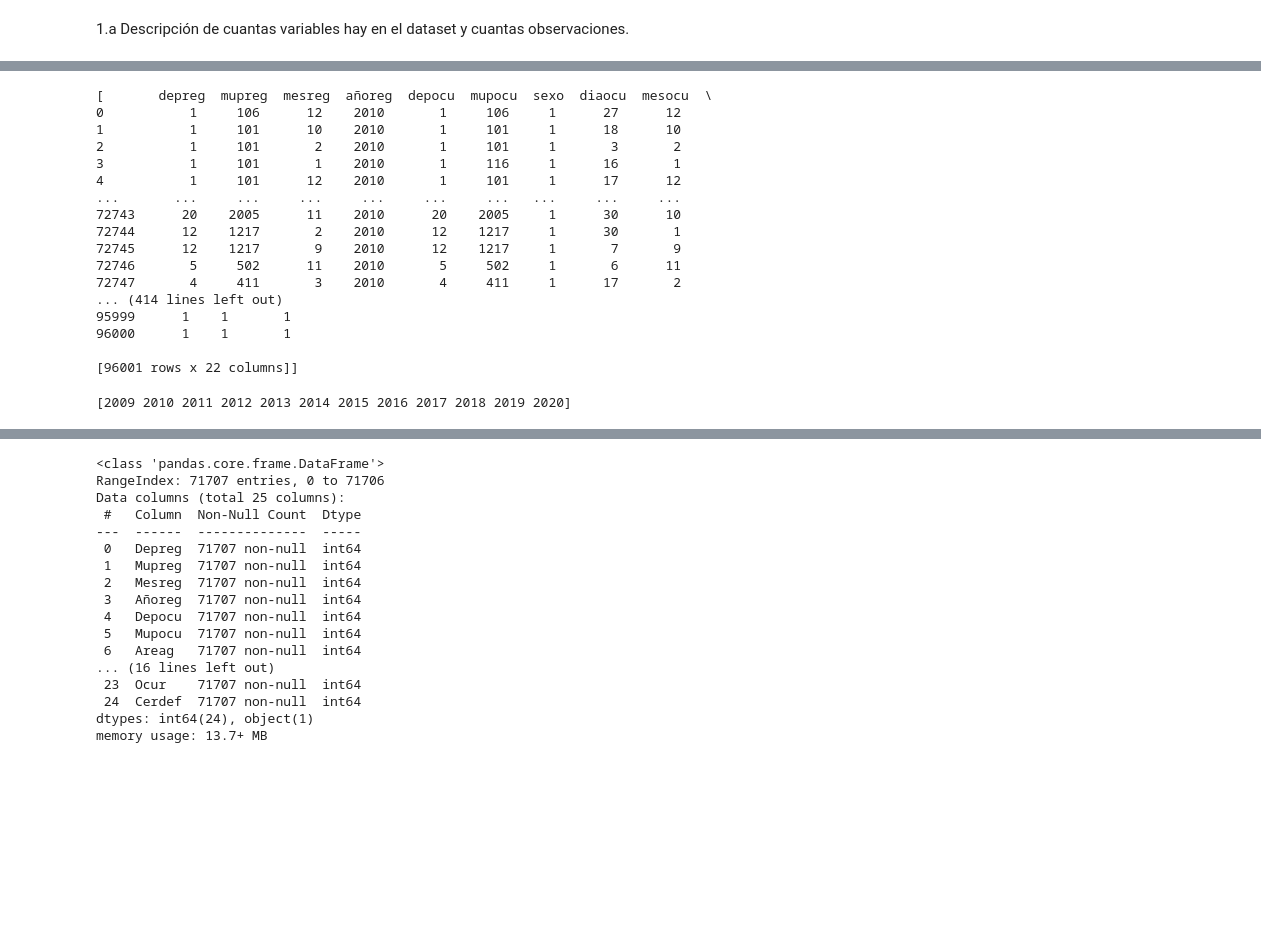
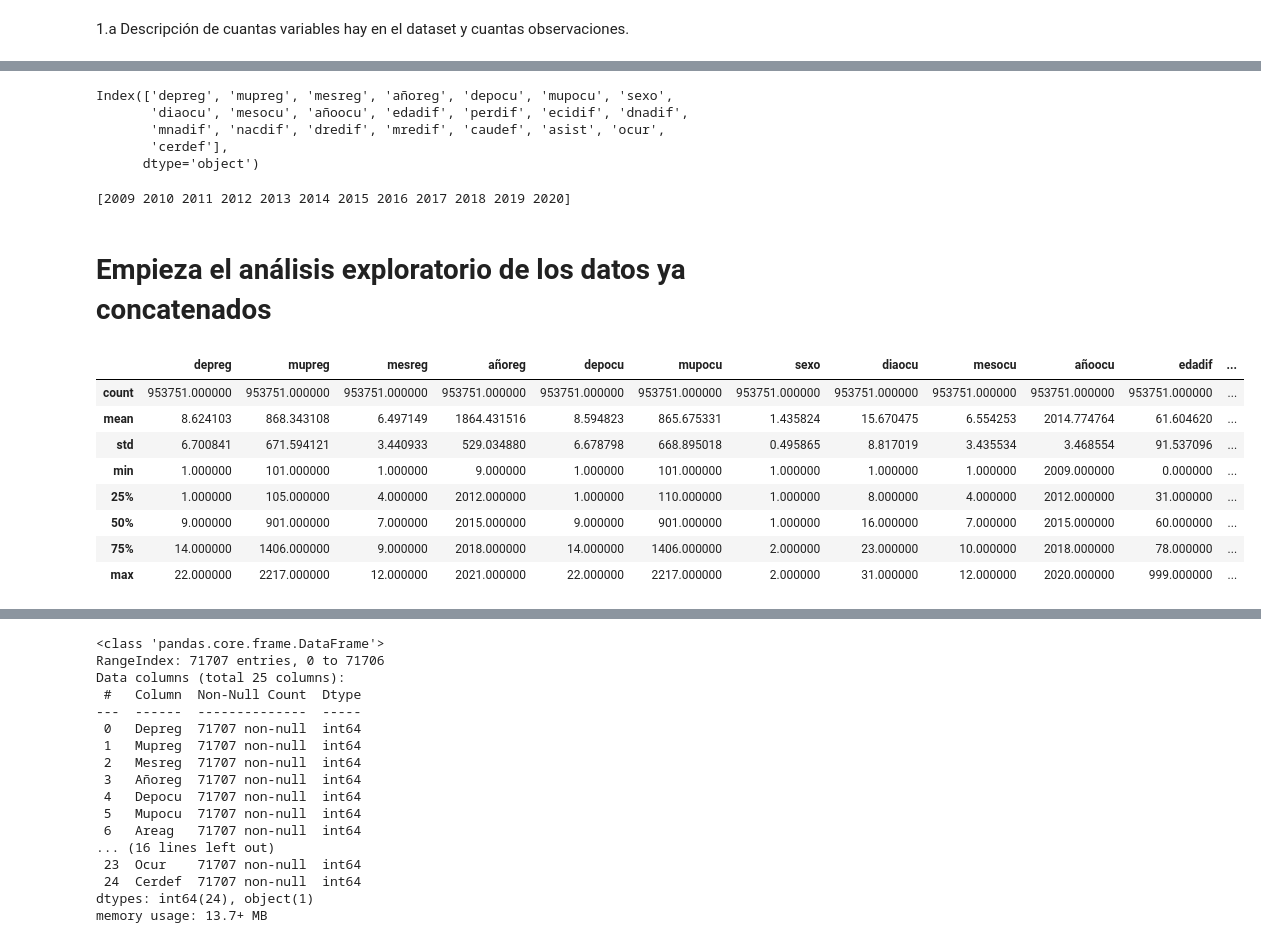
Before and after one commit to cayomol01/Proyecto1MD, a Jupyter notebook: proyecto.ipynb, the cells around one changed output, grey strips where cells are left out. Drawn from its saved outputs; the diff is of its cells as text; code cells hidden in the pictures; blank space fills up the shorter version.

```diff
--- a/proyecto.ipynb
+++ b/proyecto.ipynb
@@ -130,24 +126,13 @@ Name: ocudif, Length: 71707, dtype: int64
 # %%
 selected_columns = df1.columns
+print(selected_columns)
 datos2 = []
 for i in datos:
     datos2.append(i[selected_columns])
 # %% [output]
-[       depreg  mupreg  mesreg  añoreg  depocu  mupocu  sexo  diaocu  mesocu  \
-0           1     106      12    2010       1     106     1      27      12
-1           1     101      10    2010       1     101     1      18      10
-2           1     101       2    2010       1     101     1       3       2
-3           1     101       1    2010       1     116     1      16       1
-4           1     101      12    2010       1     101     1      17      12
-...       ...     ...     ...     ...     ...     ...   ...     ...     ...
-72743      20    2005      11    2010      20    2005     1      30      10
-72744      12    1217       2    2010      12    1217     1      30       1
-72745      12    1217       9    2010      12    1217     1       7       9
-72746       5     502      11    2010       5     502     1       6      11
-72747       4     411       3    2010       4     411     1      17       2
-... (414 lines left out)
-95999      1    1       1
-96000      1    1       1
-
-[96001 rows x 22 columns]]
+Index(['depreg', 'mupreg', 'mesreg', 'añoreg', 'depocu', 'mupocu', 'sexo',
+       'diaocu', 'mesocu', 'añoocu', 'edadif', 'perdif', 'ecidif', 'dnadif',
+       'mnadif', 'nacdif', 'dredif', 'mredif', 'caudef', 'asist', 'ocur',
+       'cerdef'],
+      dtype='object')
 # %%
@@ -162,0 +154,14 @@ print(new_df['añoocu'].unique())
+# %% [markdown]
+# Empieza el análisis exploratorio de los datos ya concatenados
+# %%
+new_df.describe()
+# %% [output]
+|  | depreg | mupreg | mesreg | añoreg | depocu | mupocu | sexo | diaocu | mesocu | añoocu | edadif | ... |
+| count | 953751.000000 | 953751.000000 | 953751.000000 | 953751.000000 | 953751.000000 | 953751.000000 | 953751.000000 | 953751.000000 | 953751.000000 | 953751.000000 | 953751.000000 | ... |
+| mean | 8.624103 | 868.343108 | 6.497149 | 1864.431516 | 8.594823 | 865.675331 | 1.435824 | 15.670475 | 6.554253 | 2014.774764 | 61.604620 | ... |
+| std | 6.700841 | 671.594121 | 3.440933 | 529.034880 | 6.678798 | 668.895018 | 0.495865 | 8.817019 | 3.435534 | 3.468554 | 91.537096 | ... |
+| min | 1.000000 | 101.000000 | 1.000000 | 9.000000 | 1.000000 | 101.000000 | 1.000000 | 1.000000 | 1.000000 | 2009.000000 | 0.000000 | ... |
+| 25% | 1.000000 | 105.000000 | 4.000000 | 2012.000000 | 1.000000 | 110.000000 | 1.000000 | 8.000000 | 4.000000 | 2012.000000 | 31.000000 | ... |
+| 50% | 9.000000 | 901.000000 | 7.000000 | 2015.000000 | 9.000000 | 901.000000 | 1.000000 | 16.000000 | 7.000000 | 2015.000000 | 60.000000 | ... |
+| 75% | 14.000000 | 1406.000000 | 9.000000 | 2018.000000 | 14.000000 | 1406.000000 | 2.000000 | 23.000000 | 10.000000 | 2018.000000 | 78.000000 | ... |
+| max | 22.000000 | 2217.000000 | 12.000000 | 2021.000000 | 22.000000 | 2217.000000 | 2.000000 | 31.000000 | 12.000000 | 2020.000000 | 999.000000 | ... |
```
Also changed, not shown: parts of 12 cells of this notebook, 4 other files.
